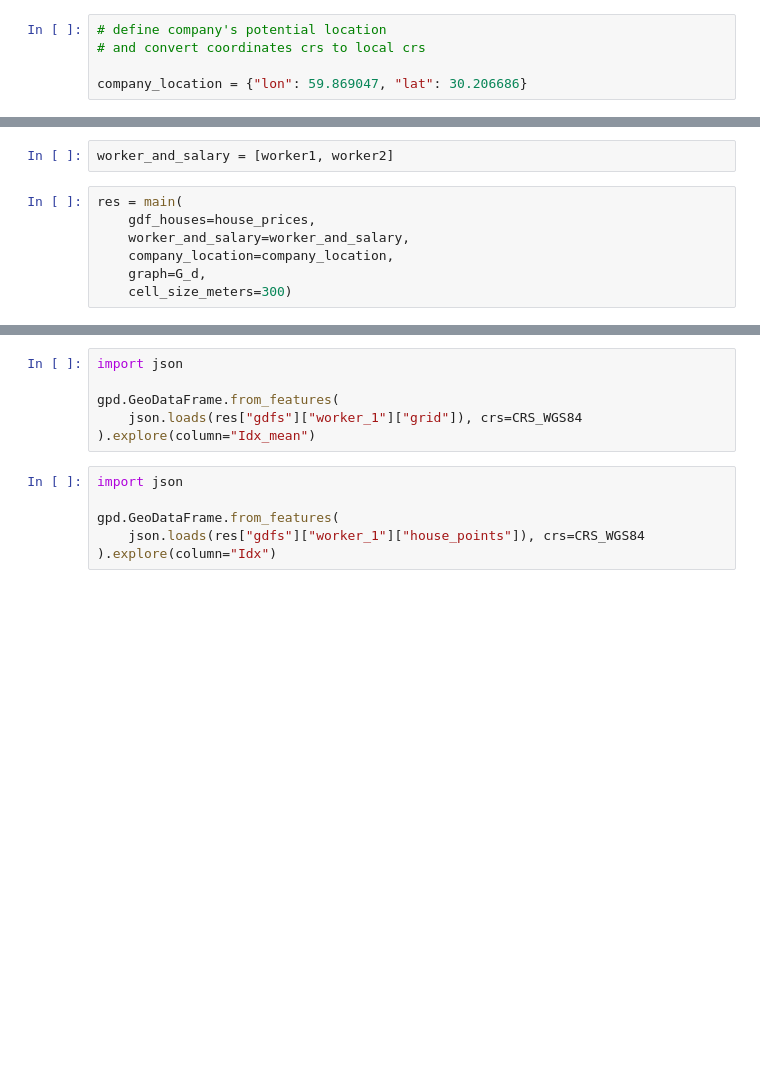
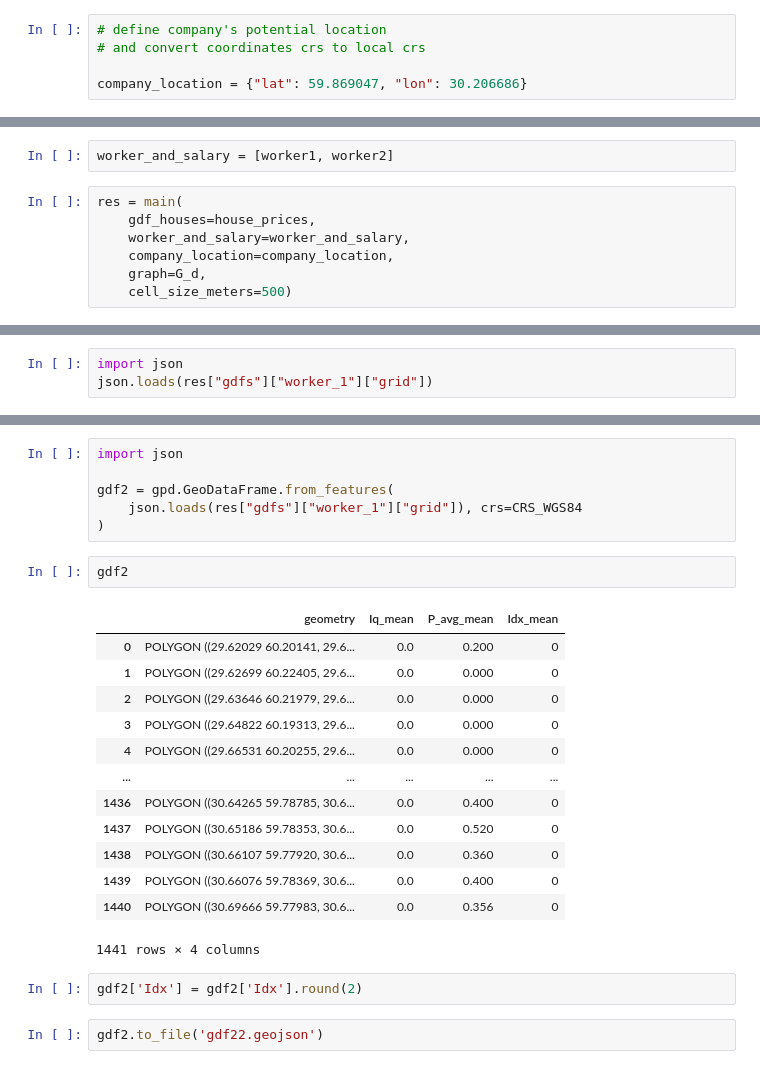
Before and after one commit to RitaMargari/industrial-location, a Jupyter notebook: example_notebooks/jhm_example.ipynb, the cells around one changed output, grey strips where cells are left out. Saved outputs shown, nothing was run; the diff lists cells and outputs as text; blank space fills up the shorter version.

```diff
--- a/example_notebooks/jhm_example.ipynb
+++ b/example_notebooks/jhm_example.ipynb
@@ -27,7 +35,7 @@ list(G_d.nodes(data=True))[3]
 # define company's potential location
 # and convert coordinates crs to local crs
 
-company_location = {"lon": 59.869047, "lat": 30.206686}
+company_location = {"lat": 59.869047, "lon": 30.206686}
 # %%
 class Worker():
     speciality: str
@@ -48,4 +56,4 @@ res = main(
     worker_and_salary=worker_and_salary,
     company_location=company_location,
     graph=G_d,
-    cell_size_meters=300)
+    cell_size_meters=500)
@@ -51,0 +65,3 @@ res = main(
+# %%
+import json
+json.loads(res["gdfs"]["worker_1"]["grid"])
@@ -52,12 +86,26 @@ res = main(
 # %%
 import json
 
-gpd.GeoDataFrame.from_features(
+gdf2 = gpd.GeoDataFrame.from_features(
     json.loads(res["gdfs"]["worker_1"]["grid"]), crs=CRS_WGS84
-).explore(column="Idx_mean")
+)
-# %%
-import json
-
-gpd.GeoDataFrame.from_features(
-    json.loads(res["gdfs"]["worker_1"]["house_points"]), crs=CRS_WGS84
-).explore(column="Idx")
+# %%
+gdf2
+# %% [output]
+|  | geometry | Iq_mean | P_avg_mean | Idx_mean |
+| 0 | POLYGON ((29.62029 60.20141, 29.6... | 0.0 | 0.200 | 0 |
+| 1 | POLYGON ((29.62699 60.22405, 29.6... | 0.0 | 0.000 | 0 |
+| 2 | POLYGON ((29.63646 60.21979, 29.6... | 0.0 | 0.000 | 0 |
+| 3 | POLYGON ((29.64822 60.19313, 29.6... | 0.0 | 0.000 | 0 |
+| 4 | POLYGON ((29.66531 60.20255, 29.6... | 0.0 | 0.000 | 0 |
+| ... | ... | ... | ... | ... |
+| 1436 | POLYGON ((30.64265 59.78785, 30.6... | 0.0 | 0.400 | 0 |
+| 1437 | POLYGON ((30.65186 59.78353, 30.6... | 0.0 | 0.520 | 0 |
+| 1438 | POLYGON ((30.66107 59.77920, 30.6... | 0.0 | 0.360 | 0 |
+| 1439 | POLYGON ((30.66076 59.78369, 30.6... | 0.0 | 0.400 | 0 |
+| 1440 | POLYGON ((30.69666 59.77983, 30.6... | 0.0 | 0.356 | 0 |
+1441 rows × 4 columns
+# %%
+gdf2['Idx'] = gdf2['Idx'].round(2)
+# %%
+gdf2.to_file('gdf22.geojson')
```
Also changed, not shown: parts of 7 cells of this notebook, 5 other files.
